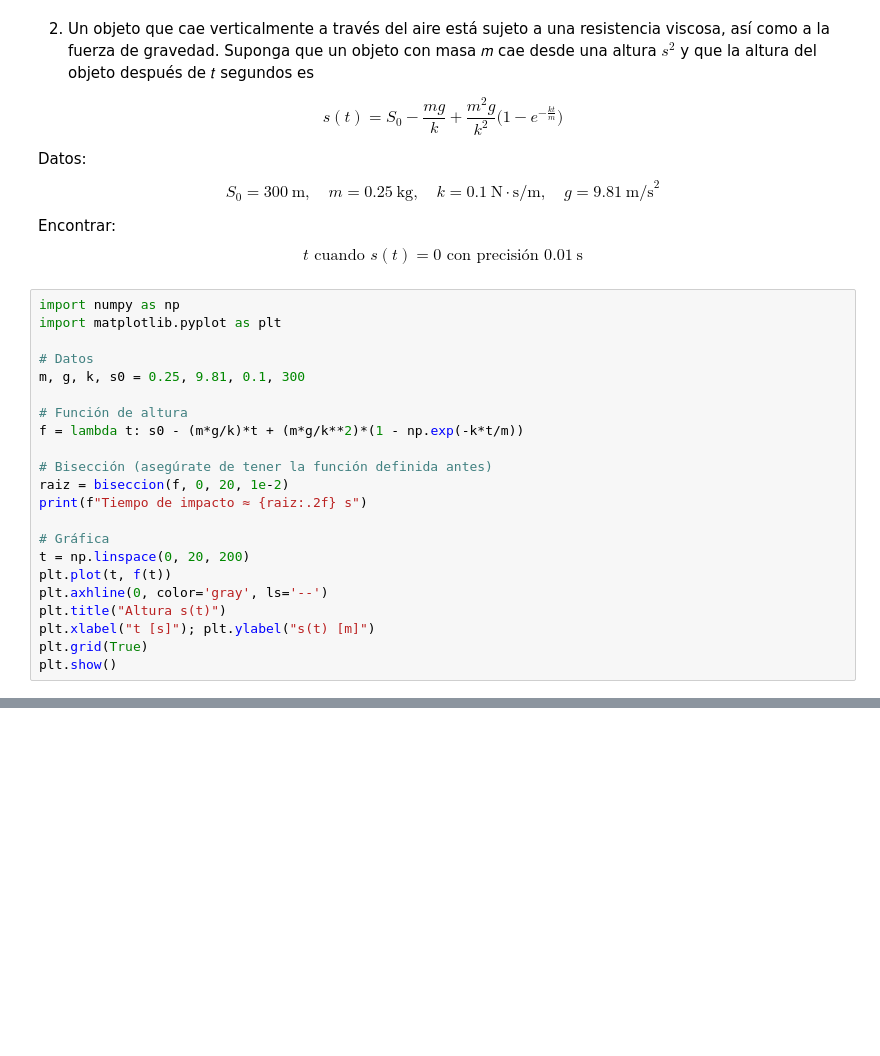
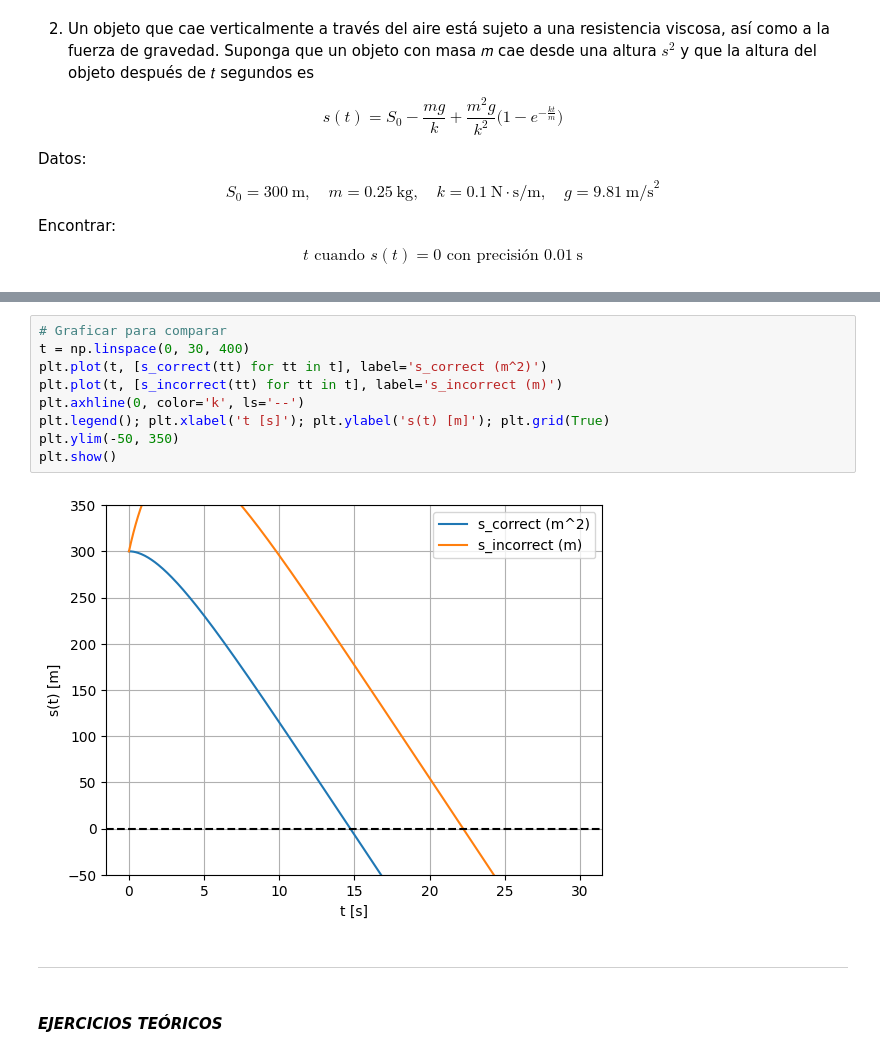
Before and after one commit to Aizel-shadow/Metodos_Numericos-, a Jupyter notebook: TAREAS/Tarea04.ipynb, the cells around one changed output, grey strips where cells are left out. Drawn from its saved outputs; the diff is of its cells as text; blank space fills up the shorter version.

```diff
--- a/TAREAS/Tarea04.ipynb
+++ b/TAREAS/Tarea04.ipynb
@@ -231,25 +231,3 @@ Encontrar:
 $$
 t \text{ cuando } s(t) = 0 \text{ con precisión } 0.01\ \text{s}
 $$
-# %%
-import numpy as np
-import matplotlib.pyplot as plt
-
-# Datos
-m, g, k, s0 = 0.25, 9.81, 0.1, 300
-
-# Función de altura
-f = lambda t: s0 - (m*g/k)*t + (m*g/k**2)*(1 - np.exp(-k*t/m))
-
-# Bisección (asegúrate de tener la función definida antes)
-raiz = biseccion(f, 0, 20, 1e-2)
-print(f"Tiempo de impacto ≈ {raiz:.2f} s")
-
-# Gráfica
-t = np.linspace(0, 20, 200)
-plt.plot(t, f(t))
-plt.axhline(0, color='gray', ls='--')
-plt.title("Altura s(t)")
-plt.xlabel("t [s]"); plt.ylabel("s(t) [m]")
-plt.grid(True)
-plt.show()
@@ -257,0 +275,15 @@ ValueError: No hay cambio de signo en [0, 20] (f(a)=300.0000, f(b)=54.6677)
+# %%
+# Graficar para comparar
+t = np.linspace(0, 30, 400)
+plt.plot(t, [s_correct(tt) for tt in t], label='s_correct (m^2)')
+plt.plot(t, [s_incorrect(tt) for tt in t], label='s_incorrect (m)')
+plt.axhline(0, color='k', ls='--')
+plt.legend(); plt.xlabel('t [s]'); plt.ylabel('s(t) [m]'); plt.grid(True)
+plt.ylim(-50, 350)
+plt.show()
+# %% [output]
+[figure, added]
+# %% [markdown]
+---
+# %% [markdown]
+#### *EJERCICIOS TEÓRICOS*
```
Also changed, not shown: parts of 2 cells of this notebook.
